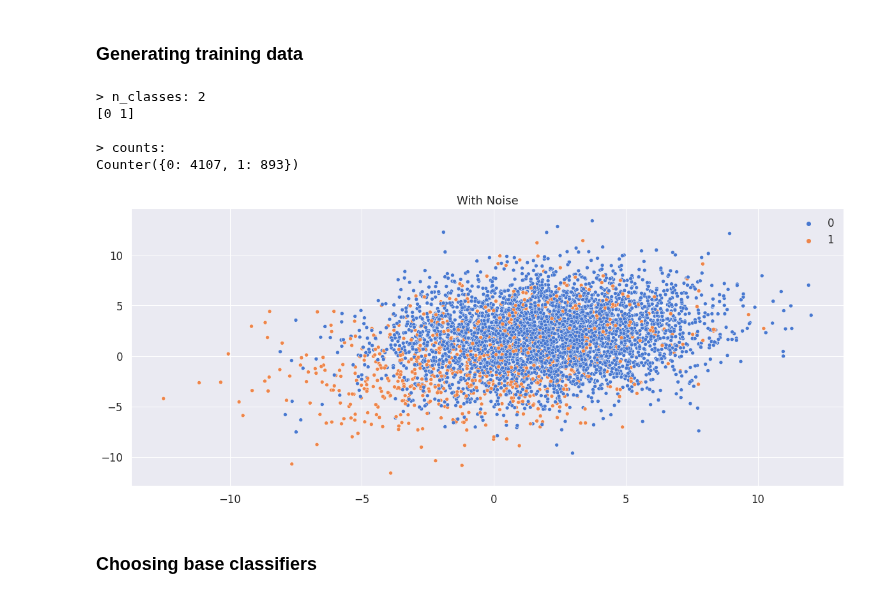
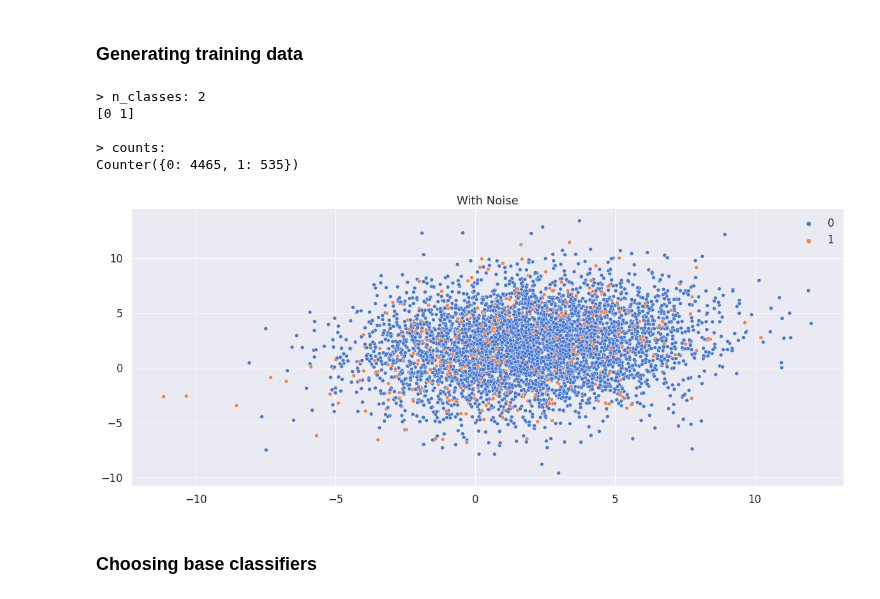
Before and after one commit to pleiadian53/cf_ensemble, a Jupyter notebook: Demo-CF-Stacking-part4.ipynb, the cells around one changed output. Drawn from its saved outputs; the diff is of its cells as text; code cells hidden in the pictures.

```diff
--- a/Demo-CF-Stacking-part4.ipynb
+++ b/Demo-CF-Stacking-part4.ipynb
@@ -122,18 +122,18 @@ np.set_printoptions(precision=3, edgeitems=5, suppress=True)
 # %%
 %matplotlib inline
 import data_pipeline as dp
 
-max_class_ratio=0.90
+max_class_ratio=0.99
 
 # get the dataset
 X0, y0 = dp.generate_imbalanced_data(class_ratio=max_class_ratio, verbose=1)
 # %% [output]
 > n_classes: 2
 [0 1]
 
 > counts:
-Counter({0: 4107, 1: 893})
+Counter({0: 4465, 1: 535})
-[figure, old version]
+[figure, new version]
 # %% [markdown]
 ### Choosing base classifiers
 # %%
```
Also changed, not shown: parts of 13 cells of this notebook, 7 other files.
